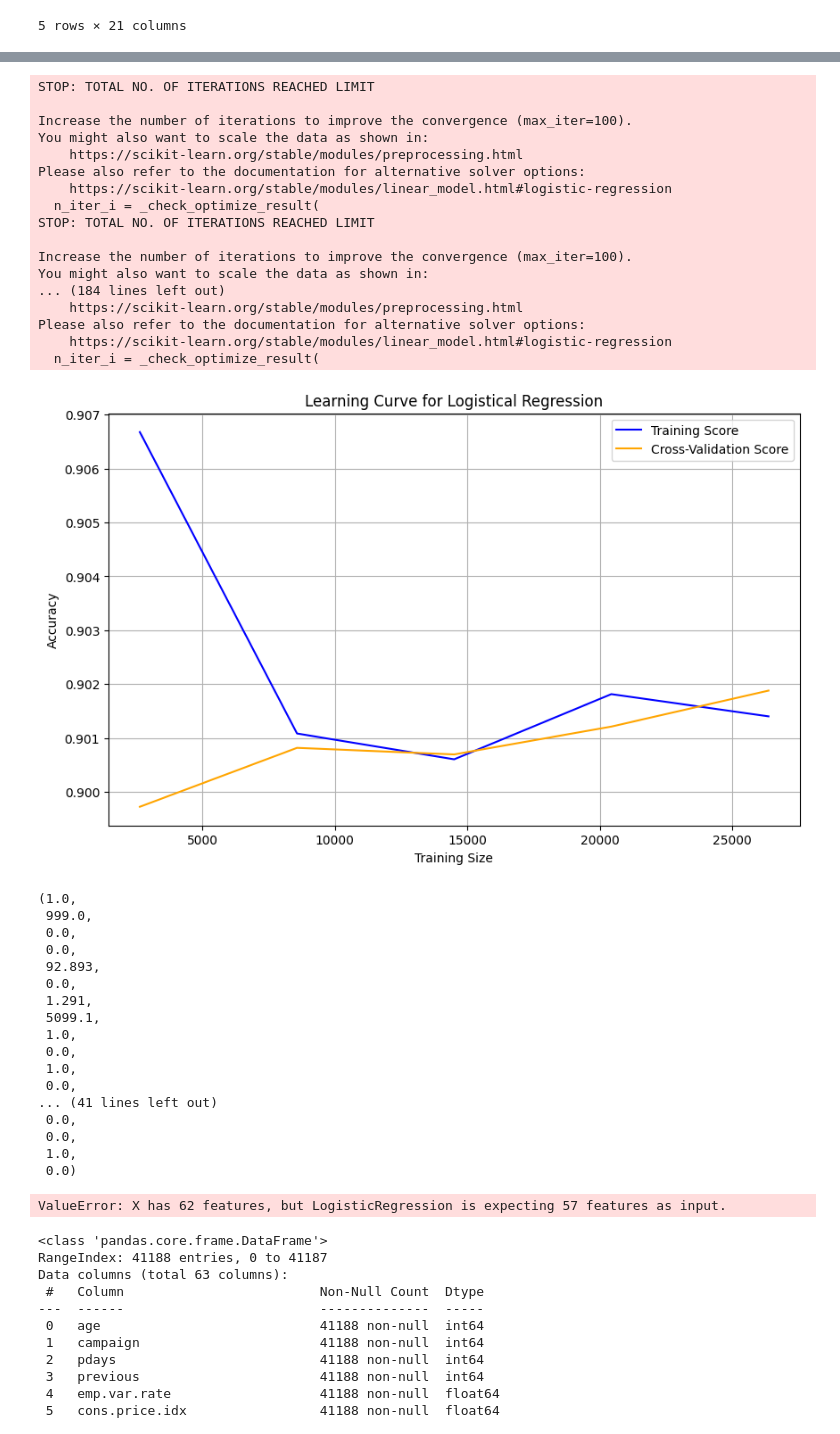
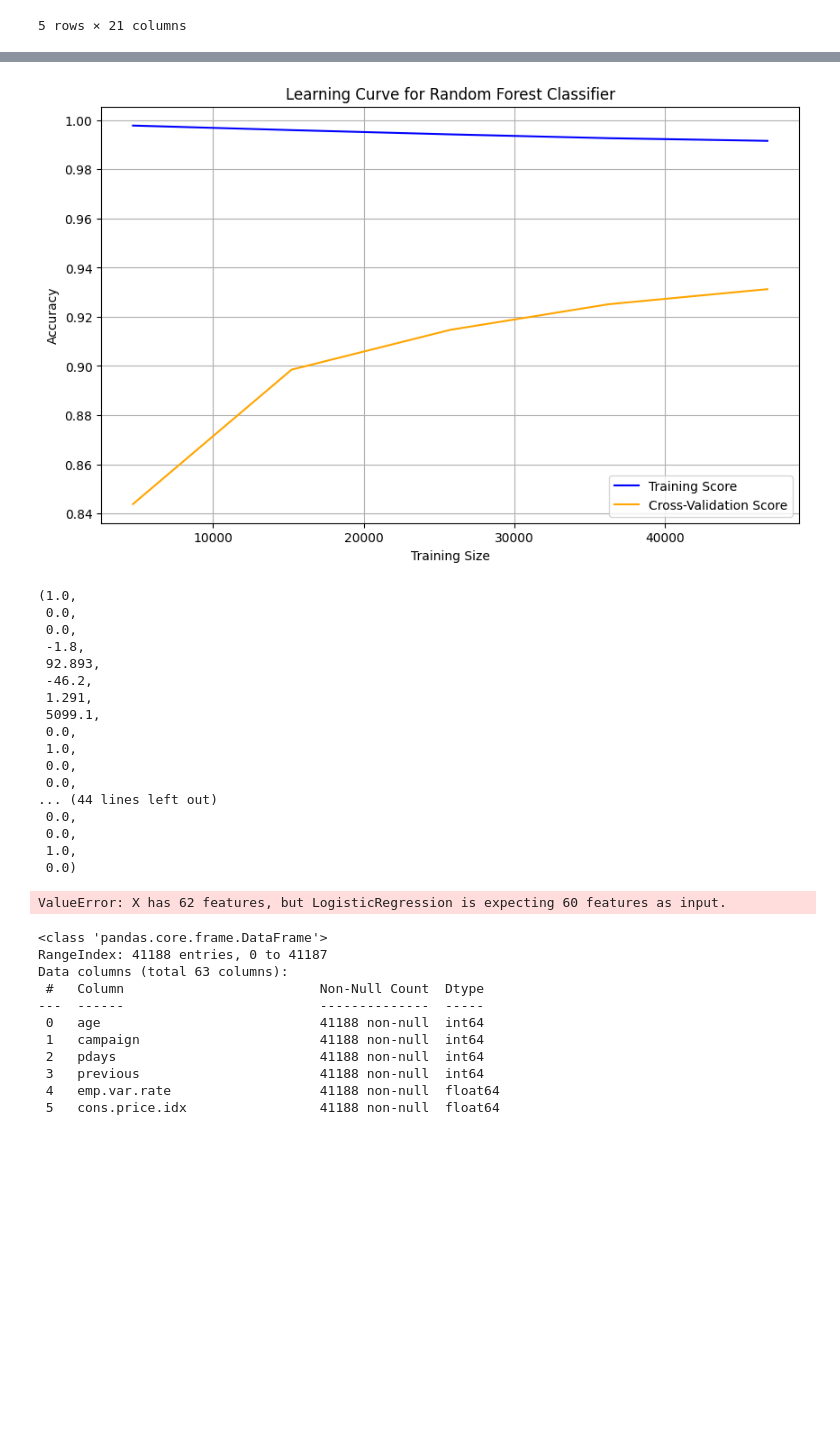
Before and after one commit to srimos/DI_Bootcamp, a Jupyter notebook: Week11/model.ipynb, the cells around one changed output, grey strips where cells are left out. Saved outputs shown, nothing was run; the diff lists cells and outputs as text; code cells hidden in the pictures; blank space fills up the shorter version.

```diff
--- a/Week11/model.ipynb
+++ b/Week11/model.ipynb
@@ -52,8 +53,8 @@ df= pd.get_dummies(df, columns=['poutcome'], dtype=int)
 
 
 #Replacing negative values to zero
-df['emp.var.rate']=df['emp.var.rate'].apply(lambda x: max(0, x))
-df['cons.conf.idx']=df['cons.conf.idx'].apply(lambda x: max(0, x))
+# df['emp.var.rate']=df['emp.var.rate'].apply(lambda x: max(0, x))
+# df['cons.conf.idx']=df['cons.conf.idx'].apply(lambda x: max(0, x))
 
 #One hot encoding of 'y' column
 df['y']=df['y'].replace({'yes':1,'no':0})
@@ -61,9 +62,9 @@ df['y']=df['y'].replace({'yes':1,'no':0})
 #Dropping column
 df = df.drop('duration', axis=1)
 df = df.drop('age',axis=1)
-df = df.drop('age_bin_61-80',axis=1)
-df = df.drop('age_bin_1-20',axis=1)
-df = df.drop('age_bin_81-100',axis=1)
+# f = df.drop('age_bin_61-80',axis=1)
+# df = df.drop('age_bin_1-20',axis=1)
+# df = df.drop('age_bin_81-100',axis=1)d
 df = df.drop('job_unknown',axis=1)
 df = df.drop('marital_unknown',axis=1)
 df = df.drop('education_unknown',axis=1)
@@ -77,7 +78,7 @@ df = df.drop('loan_unknown',axis=1)
 # df=df.drop('nr.employed',axis=1)
 
 #Replacing values
-# df['pdays']=df['pdays'].replace({999:0})
+df['pdays']=df['pdays'].replace({999:0})
 
 #Rearranging columns
 cols = list(df.columns)
@@ -145,4 +121,14 @@ features_scores.sort_values(by='Score').tail(50)
 x= df.drop(['y'], axis=1)  # Features
 y= df['y']
 
+#Oversampling
+sm = SMOTE()
+x,y = sm.fit_resample(x,y)
+
 x_train,x_test,y_train,y_test=train_test_split(x,y,test_size=0.2,random_state=42)
+
+#Standardise data
+sc=StandardScaler()
+categories=['campaign','pdays','previous','emp.var.rate','cons.price.idx','cons.conf.idx','euribor3m','nr.employed']
+x_train[categories]=sc.fit_transform(x_train[categories])
+x_test[categories]=sc.transform(x_test[categories])
@@ -400,0 +333,7 @@ plt.legend(loc=4)
+# %%
+nbmodel = GaussianNB()
+nbmodel.fit(x_train, y_train)
+
+y_pred_nb=nbmodel.predict(x_test)
+print(x_test)
+print(y_pred_nb)
@@ -413,38 +406,21 @@ plt.show()
 # %%
-#learning curve for logistic regression
-train_sizes, train_scores, test_scores = learning_curve(logregmodel, x_train, y_train
+#learning curve for Random Forest
+train_sizes, train_scores, test_scores = learning_curve(rfcmodel, x_train, y_train
 , cv=5, scoring='accuracy', n_jobs=-1)
 train_scores_mean = np.mean(train_scores, axis=1)
 test_scores_mean = np.mean(test_scores, axis=1)
 plt.figure(figsize=(10, 6))
 plt.plot(train_sizes, train_scores_mean, label='Training Score', color='blue')
 plt.plot(train_sizes, test_scores_mean, label='Cross-Validation Score', color='orange')
 
-plt.title('Learning Curve for Logistical Regression')
+plt.title('Learning Curve for Random Forest Classifier')
 plt.xlabel('Training Size')
 plt.ylabel('Accuracy')
 plt.legend()
 plt.grid()
 plt.show()
 # %% [output]
-STOP: TOTAL NO. OF ITERATIONS REACHED LIMIT
-
-Increase the number of iterations to improve the convergence (max_iter=100).
-You might also want to scale the data as shown in:
-    https://scikit-learn.org/stable/modules/preprocessing.html
-Please also refer to the documentation for alternative solver options:
-    https://scikit-learn.org/stable/modules/linear_model.html#logistic-regression
-  n_iter_i = _check_optimize_result(
-STOP: TOTAL NO. OF ITERATIONS REACHED LIMIT
-
-Increase the number of iterations to improve the convergence (max_iter=100).
-You might also want to scale the data as shown in:
-... (184 lines left out)
-    https://scikit-learn.org/stable/modules/preprocessing.html
-Please also refer to the documentation for alternative solver options:
-    https://scikit-learn.org/stable/modules/linear_model.html#logistic-regression
-  n_iter_i = _check_optimize_result(
-[figure, old version]
+[figure, new version]
 # %%
 record=df.sample(n=1, random_state=100)
 record=tuple(record.values.tolist()[0])
@@ -452,18 +428,18 @@ record=tuple(record[:-1])
 record
 # %% [output]
 (1.0,
- 999.0,
  0.0,
  0.0,
+ -1.8,
  92.893,
- 0.0,
+ -46.2,
  1.291,
  5099.1,
- 1.0,
  0.0,
  1.0,
  0.0,
-... (41 lines left out)
+ 0.0,
+... (44 lines left out)
  0.0,
  0.0,
  1.0,
@@ -472,7 +448,7 @@ record
 prediction = logregmodel.predict([(30.0,1.0,0.0,1.0,0.0,92.893,0.0,1.299,5099.1,0.0,0.0,0.0,0.0,0.0,0.0,0.0,1.0,0.0,0,0.0,0.0,0.0,1.0,0.0,0.0,0.0,0.0,0.0,0,0.0,0.0,1.0,0.0,1.0,0.0,0.0,1.0,0.0,0.0,0.0,0.0,1.0,1.0,0.0,0.0,0.0,0.0,0.0,0.0,0.0,1.0,0.0,0.0,0.0,0.0,1.0,0.0,0.0,0.0,0,0.0,1.0)])
 prediction
 # %% [output]
-ValueError: X has 62 features, but LogisticRegression is expecting 57 features as input.
+ValueError: X has 62 features, but LogisticRegression is expecting 60 features as input.
 # %%
 df.info()
 # %% [output]
```
Also changed, not shown: parts of 23 cells of this notebook.
